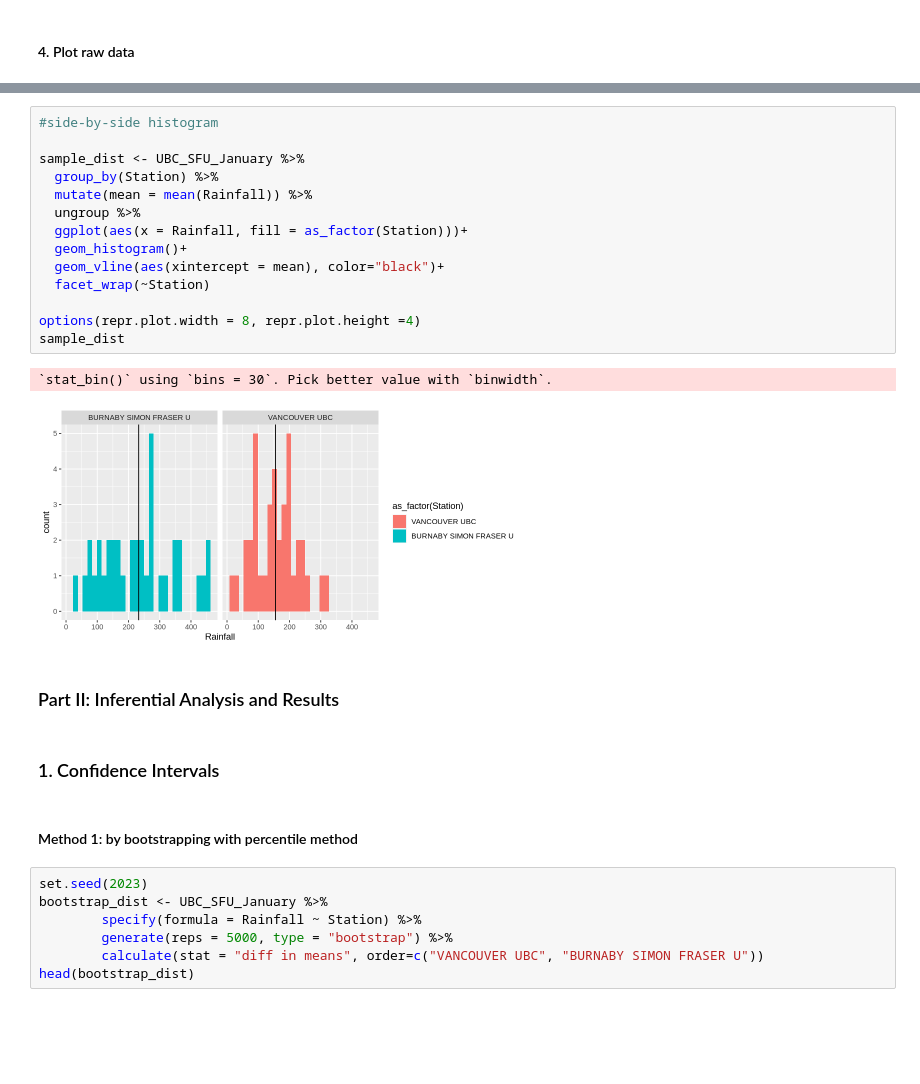
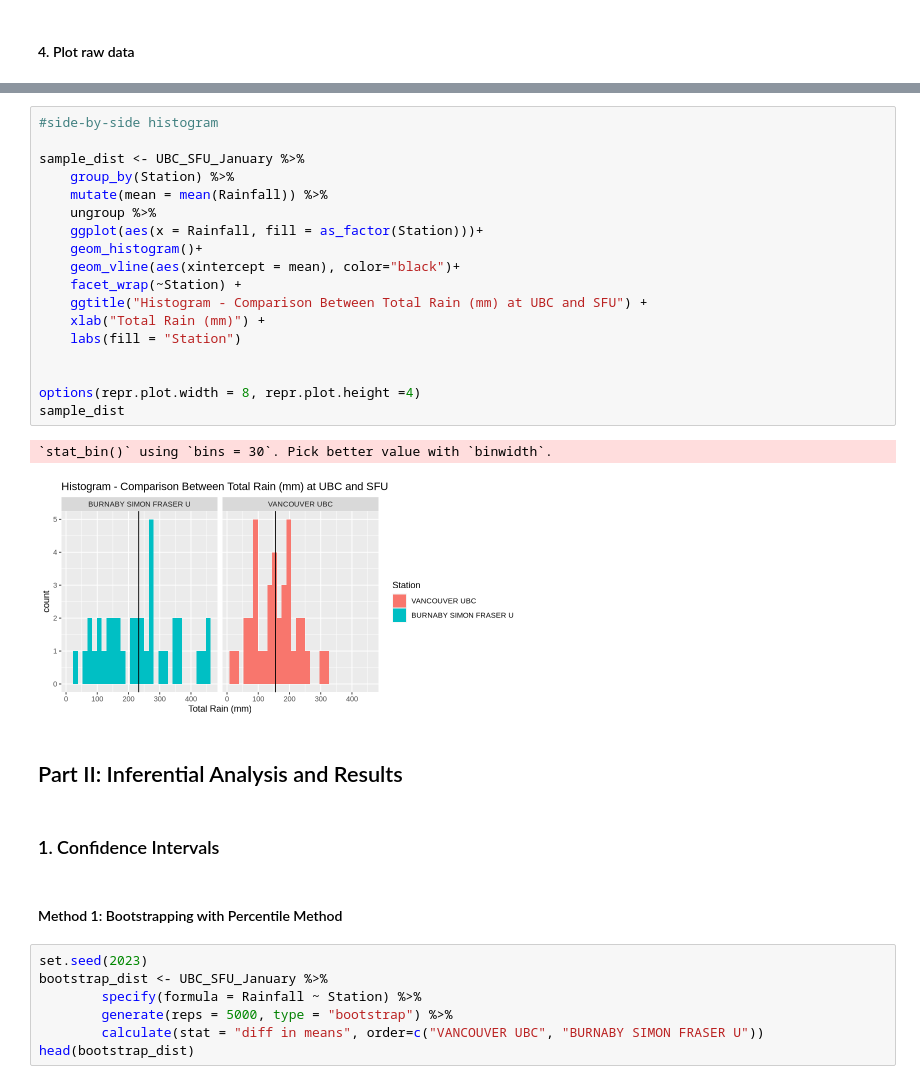
Before and after one commit to jessie-liang/STAT-201, a Jupyter notebook: Report.ipynb, the cells around one changed output, grey strips where cells are left out. Cells and saved outputs as stored; diff of their text form; blank space fills up the shorter version.

```diff
--- a/Report.ipynb
+++ b/Report.ipynb
@@ -241,26 +225,30 @@ boxplot
 # %%
 #side-by-side histogram
 
 sample_dist <- UBC_SFU_January %>%
-  group_by(Station) %>%
-  mutate(mean = mean(Rainfall)) %>%
-  ungroup %>%
-  ggplot(aes(x = Rainfall, fill = as_factor(Station)))+
-  geom_histogram()+
-  geom_vline(aes(xintercept = mean), color="black")+
-  facet_wrap(~Station)
+    group_by(Station) %>%
+    mutate(mean = mean(Rainfall)) %>%
+    ungroup %>%
+    ggplot(aes(x = Rainfall, fill = as_factor(Station)))+
+    geom_histogram()+
+    geom_vline(aes(xintercept = mean), color="black")+
+    facet_wrap(~Station) +
+    ggtitle("Histogram - Comparison Between Total Rain (mm) at UBC and SFU") +
+    xlab("Total Rain (mm)") +
+    labs(fill = "Station")
+
 
 options(repr.plot.width = 8, repr.plot.height =4)
 sample_dist
 # %% [output]
 `stat_bin()` using `bins = 30`. Pick better value with `binwidth`.
-[figure, old version]
+[figure, new version]
 # %% [markdown]
-### Part II: Inferential Analysis and Results
+## Part II: Inferential Analysis and Results
 # %% [markdown]
 ### 1. Confidence Intervals
 # %% [markdown]
-#### Method 1: by bootstrapping with percentile method
+#### Method 1: Bootstrapping with Percentile Method
 # %%
 set.seed(2023)
 bootstrap_dist <- UBC_SFU_January %>%
```
Also changed, not shown: parts of 17 cells of this notebook.
